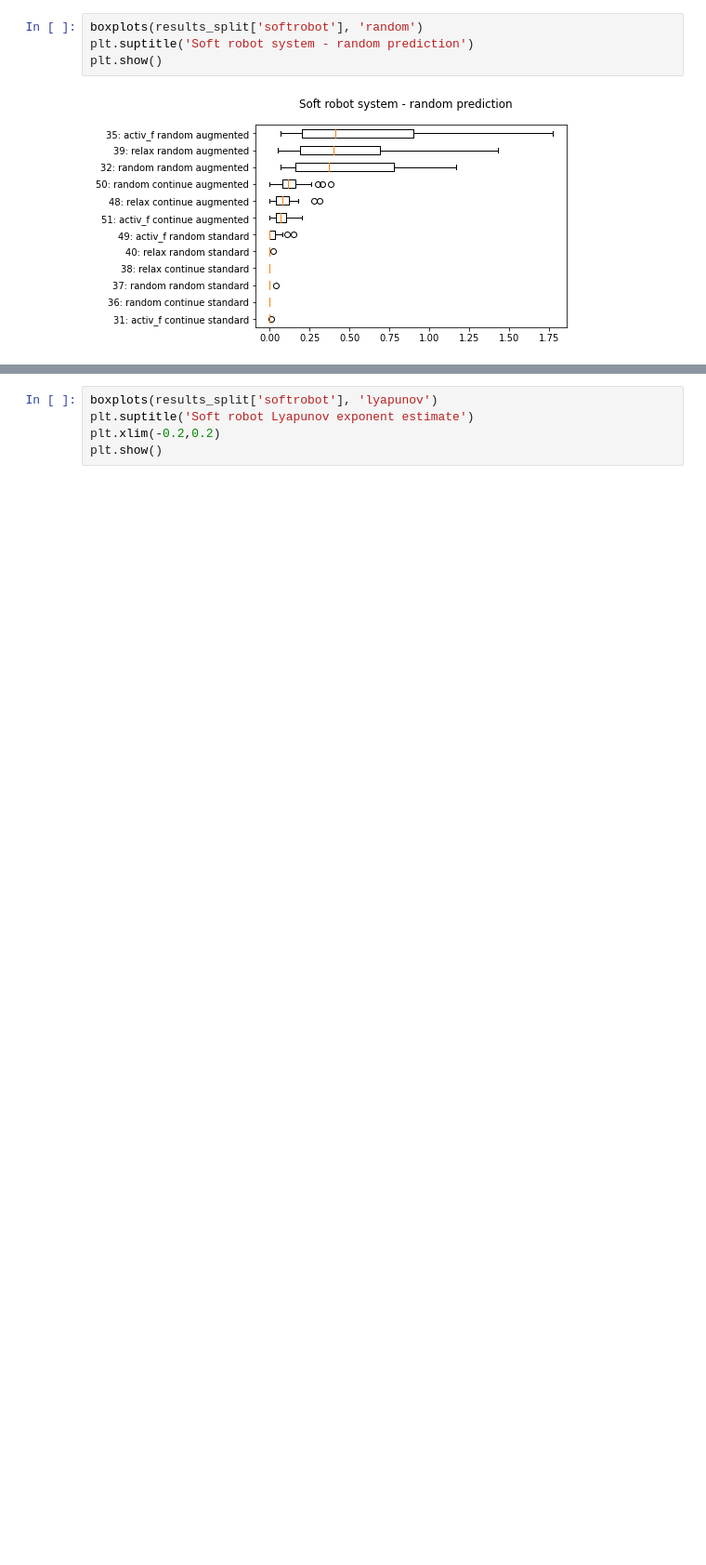
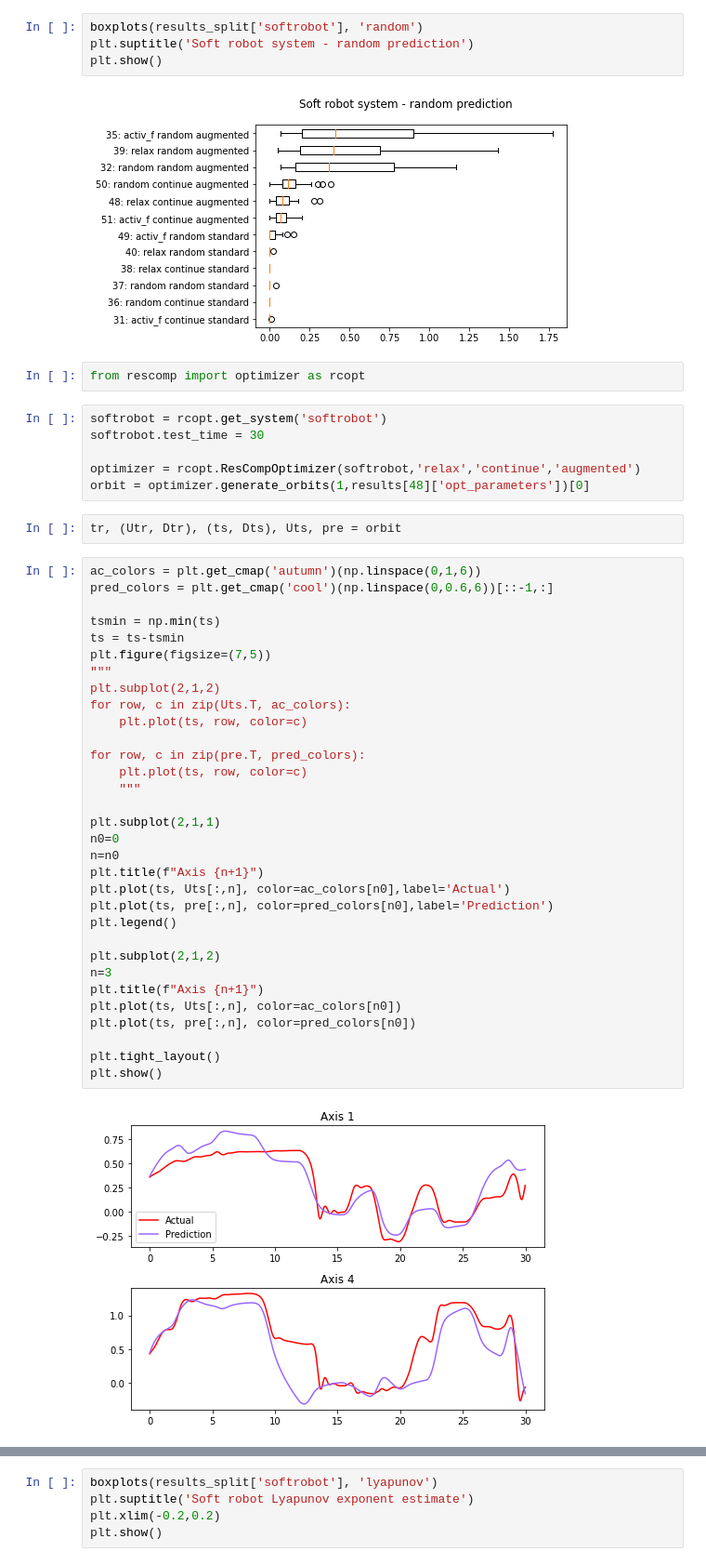
Before and after one commit to djpasseyjr/RCInitialCond, a Jupyter notebook: Notebooks/Results-boxplots.ipynb, the cells around one changed output, grey strips where cells are left out. Shown at 93% size. Cells and saved outputs as stored; diff of their text form; blank space fills up the shorter version.

```diff
--- a/Notebooks/Results-boxplots.ipynb
+++ b/Notebooks/Results-boxplots.ipynb
@@ -323,3 +365,47 @@ plt.suptitle('Soft robot system - random prediction')
 plt.show()
 # %% [output]
 [figure]
+# %%
+from rescomp import optimizer as rcopt
+# %%
+softrobot = rcopt.get_system('softrobot')
+softrobot.test_time = 30
+
+optimizer = rcopt.ResCompOptimizer(softrobot,'relax','continue','augmented')
+orbit = optimizer.generate_orbits(1,results[48]['opt_parameters'])[0]
+# %%
+tr, (Utr, Dtr), (ts, Dts), Uts, pre = orbit
+# %%
+ac_colors = plt.get_cmap('autumn')(np.linspace(0,1,6))
+pred_colors = plt.get_cmap('cool')(np.linspace(0,0.6,6))[::-1,:]
+
+tsmin = np.min(ts)
+ts = ts-tsmin
+plt.figure(figsize=(7,5))
+"""
+plt.subplot(2,1,2)
+for row, c in zip(Uts.T, ac_colors):
+    plt.plot(ts, row, color=c)
+
+for row, c in zip(pre.T, pred_colors):
+    plt.plot(ts, row, color=c)
+    """
+
+plt.subplot(2,1,1)
+n0=0
+n=n0
+plt.title(f"Axis {n+1}")
+plt.plot(ts, Uts[:,n], color=ac_colors[n0],label='Actual')
+plt.plot(ts, pre[:,n], color=pred_colors[n0],label='Prediction')
+plt.legend()
+
+plt.subplot(2,1,2)
+n=3
+plt.title(f"Axis {n+1}")
+plt.plot(ts, Uts[:,n], color=ac_colors[n0])
+plt.plot(ts, pre[:,n], color=pred_colors[n0])
+
+plt.tight_layout()
+plt.show()
+# %% [output]
+[figure, added]
```
Also changed, not shown: parts of 12 cells of this notebook.
